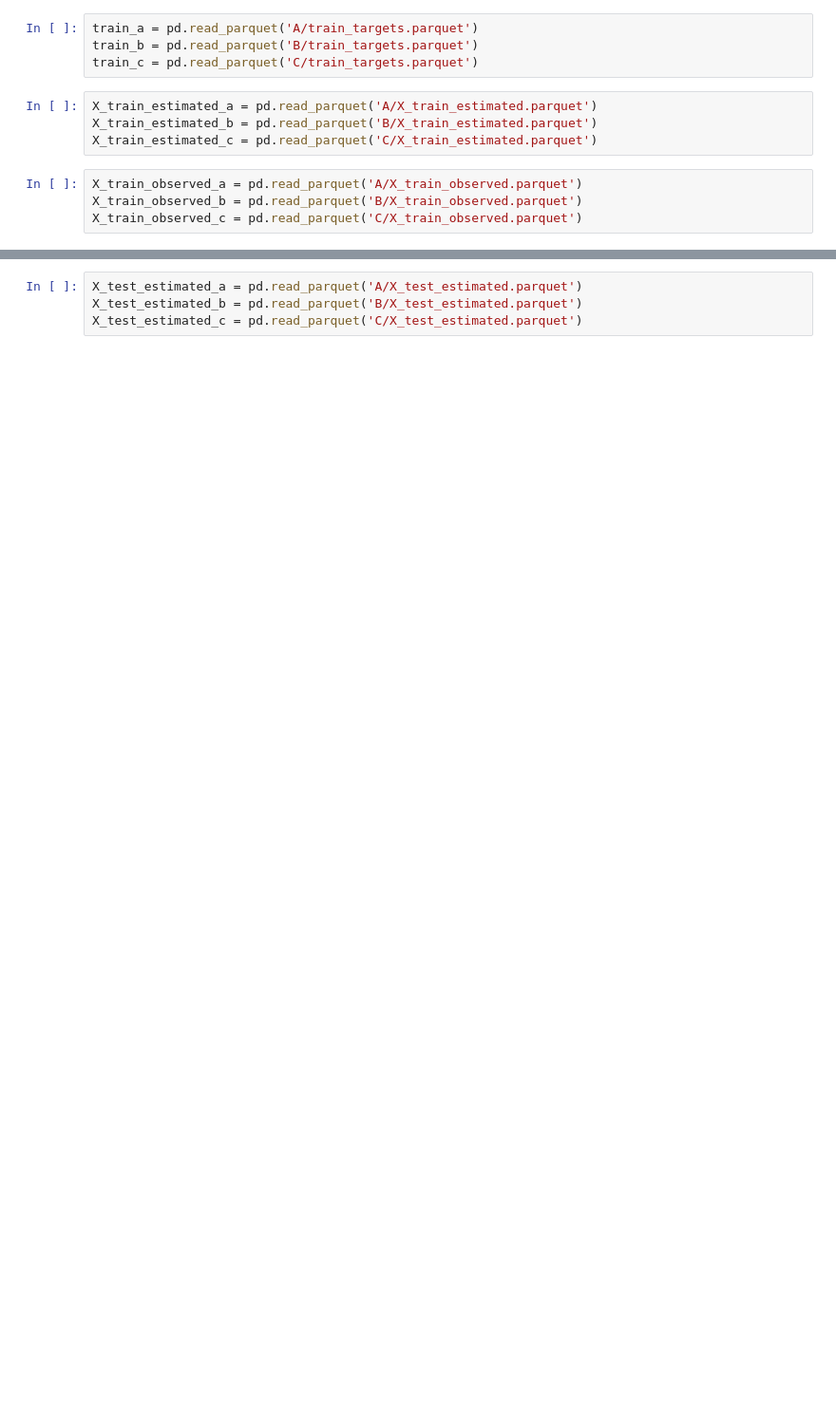
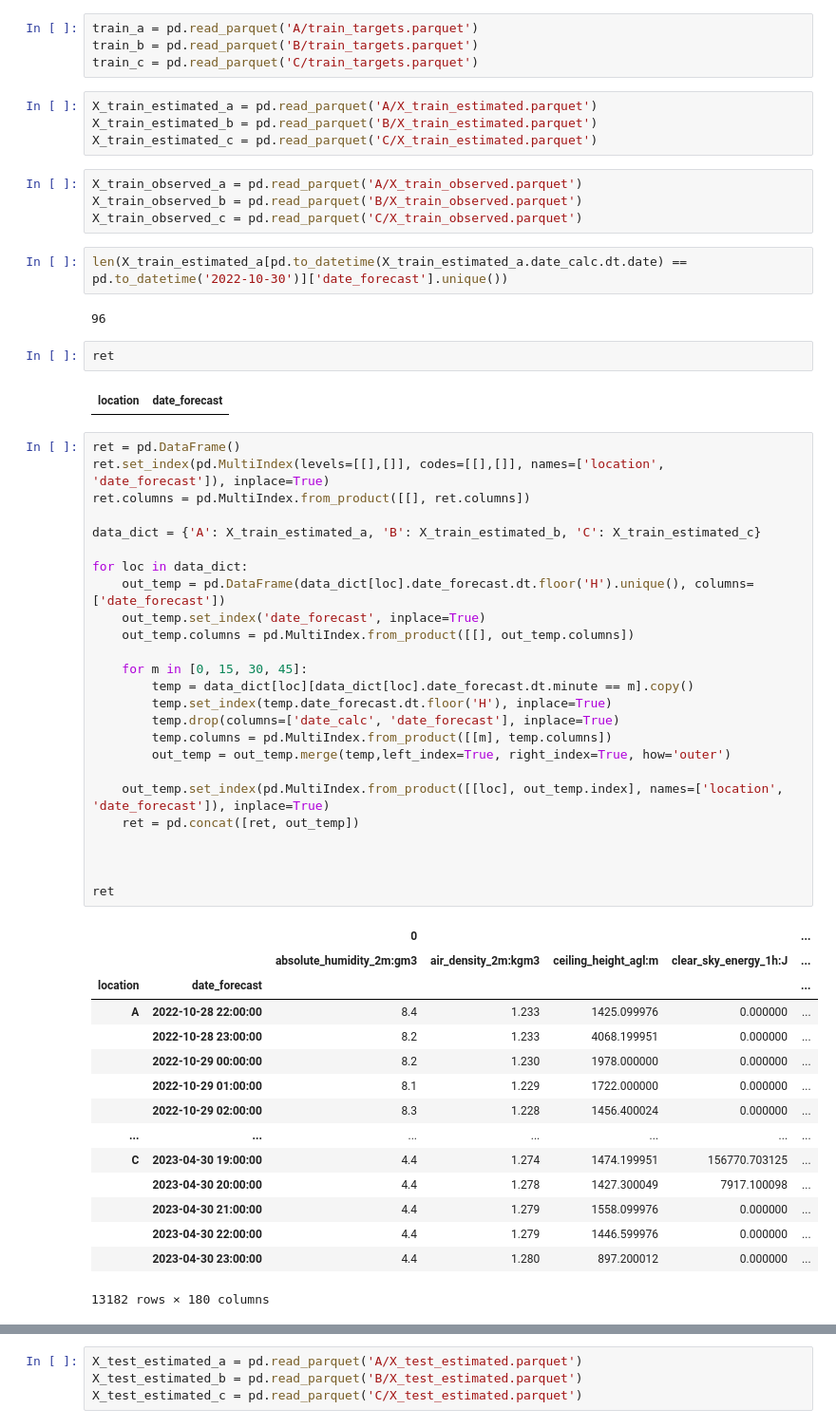
Before and after one commit to jacob-a-worsoe/stabekk, a Jupyter notebook: data/read_files.ipynb, the cells around one changed output, grey strips where cells are left out. Shown: that part at 95% size. Cells and saved outputs as stored; diff of their text form; blank space fills up the shorter version.

Commit message:
made code for multiindexing

```diff
--- a/data/read_files.ipynb
+++ b/data/read_files.ipynb
@@ -45,3 +45,52 @@ X_train_estimated_c = pd.read_parquet('C/X_train_estimated.parquet')
 X_train_observed_a = pd.read_parquet('A/X_train_observed.parquet')
 X_train_observed_b = pd.read_parquet('B/X_train_observed.parquet')
 X_train_observed_c = pd.read_parquet('C/X_train_observed.parquet')
+# %%
+len(X_train_estimated_a[pd.to_datetime(X_train_estimated_a.date_calc.dt.date) == pd.to_datetime('2022-10-30')]['date_forecast'].unique())
+# %% [output]
+96
+# %%
+ret
+# %% [output]
+| location | date_forecast |
+# %%
+ret = pd.DataFrame()
+ret.set_index(pd.MultiIndex(levels=[[],[]], codes=[[],[]], names=['location', 'date_forecast']), inplace=True)
+ret.columns = pd.MultiIndex.from_product([[], ret.columns])
+
+data_dict = {'A': X_train_estimated_a, 'B': X_train_estimated_b, 'C': X_train_estimated_c}
+
+for loc in data_dict:
+    out_temp = pd.DataFrame(data_dict[loc].date_forecast.dt.floor('H').unique(), columns=['date_forecast'])
+    out_temp.set_index('date_forecast', inplace=True)
+    out_temp.columns = pd.MultiIndex.from_product([[], out_temp.columns])
+
+    for m in [0, 15, 30, 45]:
+        temp = data_dict[loc][data_dict[loc].date_forecast.dt.minute == m].copy()
+        temp.set_index(temp.date_forecast.dt.floor('H'), inplace=True)
+        temp.drop(columns=['date_calc', 'date_forecast'], inplace=True)
+        temp.columns = pd.MultiIndex.from_product([[m], temp.columns])
+        out_temp = out_temp.merge(temp,left_index=True, right_index=True, how='outer')
+
+    out_temp.set_index(pd.MultiIndex.from_product([[loc], out_temp.index], names=['location', 'date_forecast']), inplace=True)
+    ret = pd.concat([ret, out_temp])
+
+
+
+ret
+# %% [output]
+|  |  | 0 |  |  |  | ... |
+|  |  | absolute_humidity_2m:gm3 | air_density_2m:kgm3 | ceiling_height_agl:m | clear_sky_energy_1h:J | ... |
+| location | date_forecast |  |  |  |  | ... |
+| A | 2022-10-28 22:00:00 | 8.4 | 1.233 | 1425.099976 | 0.000000 | ... |
+|  | 2022-10-28 23:00:00 | 8.2 | 1.233 | 4068.199951 | 0.000000 | ... |
+|  | 2022-10-29 00:00:00 | 8.2 | 1.230 | 1978.000000 | 0.000000 | ... |
+|  | 2022-10-29 01:00:00 | 8.1 | 1.229 | 1722.000000 | 0.000000 | ... |
+|  | 2022-10-29 02:00:00 | 8.3 | 1.228 | 1456.400024 | 0.000000 | ... |
+| ... | ... | ... | ... | ... | ... | ... |
+| C | 2023-04-30 19:00:00 | 4.4 | 1.274 | 1474.199951 | 156770.703125 | ... |
+|  | 2023-04-30 20:00:00 | 4.4 | 1.278 | 1427.300049 | 7917.100098 | ... |
+|  | 2023-04-30 21:00:00 | 4.4 | 1.279 | 1558.099976 | 0.000000 | ... |
+|  | 2023-04-30 22:00:00 | 4.4 | 1.279 | 1446.599976 | 0.000000 | ... |
+|  | 2023-04-30 23:00:00 | 4.4 | 1.280 | 897.200012 | 0.000000 | ... |
+13182 rows × 180 columns
```
Also changed, not shown: parts of 14 cells of this notebook, 5 other files.
